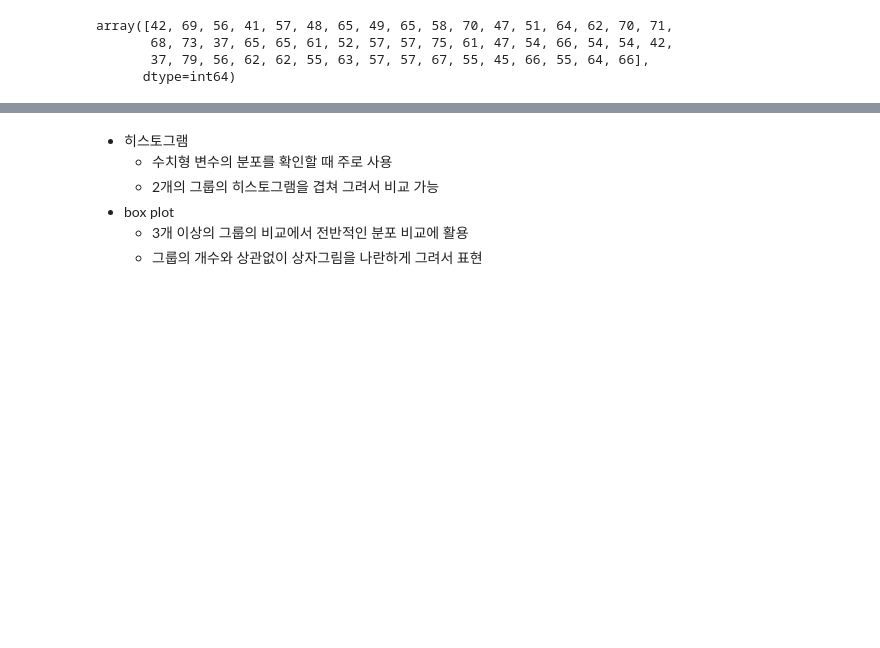
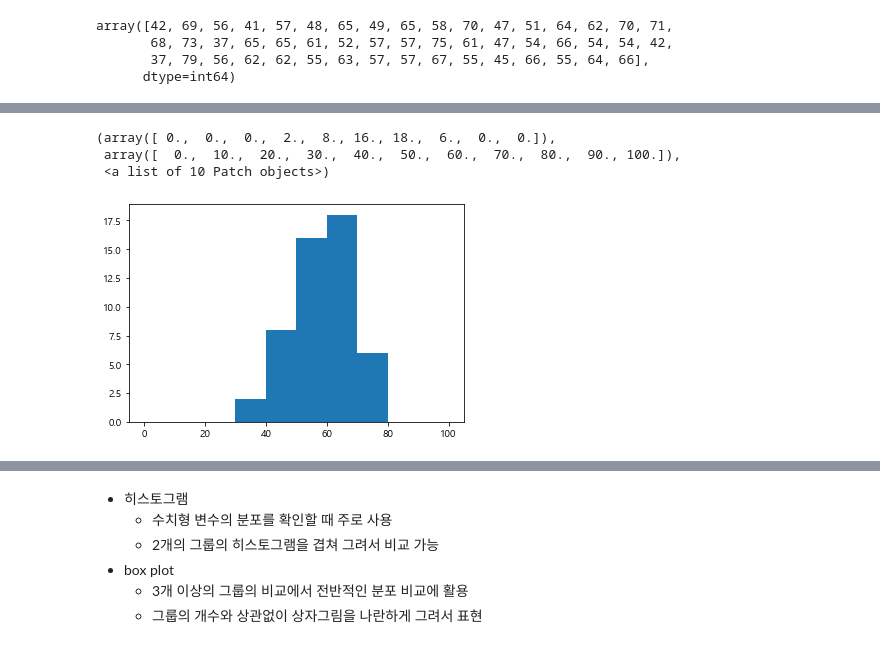
Before and after one commit to seojeon9/MultiCampus, a Jupyter notebook: PythonEx/ch06_통계량/03. 분포 통계량.ipynb, the cells around one changed output, grey strips where cells are left out. Drawn from its saved outputs; the diff is of its cells as text; code cells hidden in the pictures; blank space fills up the shorter version.

```diff
--- a/PythonEx/ch06_통계량/03. 분포 통계량.ipynb
+++ b/PythonEx/ch06_통계량/03. 분포 통계량.ipynb
@@ -251,0 +274,7 @@ array([42, 69, 56, 41, 57, 48, 65, 49, 65, 58, 70, 47, 51, 64, 62, 70, 71,
+# %%
+plt.hist(english_scores,bins=10,range=(0,100))
+# %% [output]
+(array([ 0.,  0.,  0.,  2.,  8., 16., 18.,  6.,  0.,  0.]),
+ array([  0.,  10.,  20.,  30.,  40.,  50.,  60.,  70.,  80.,  90., 100.]),
+ <a list of 10 Patch objects>)
+[figure, added]
```
Also changed, not shown: parts of 23 cells of this notebook, 7 other files.
